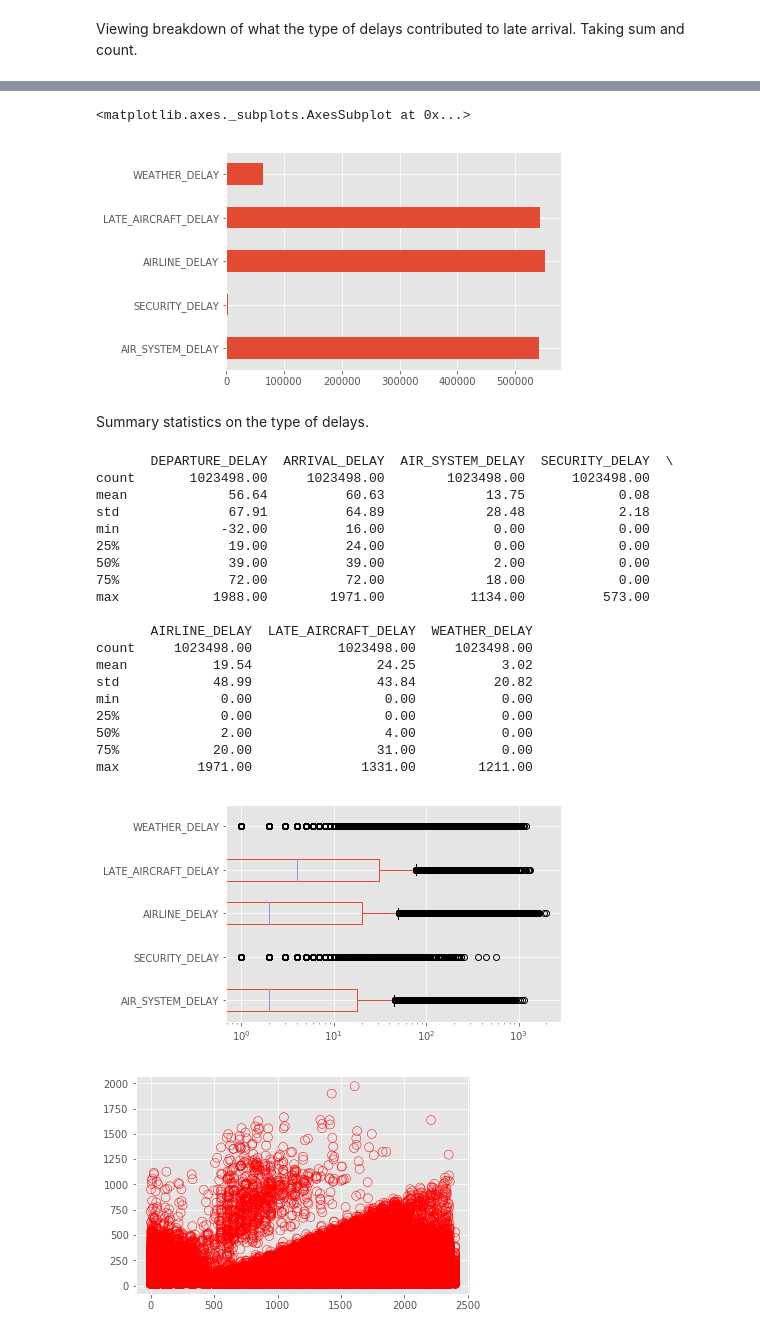
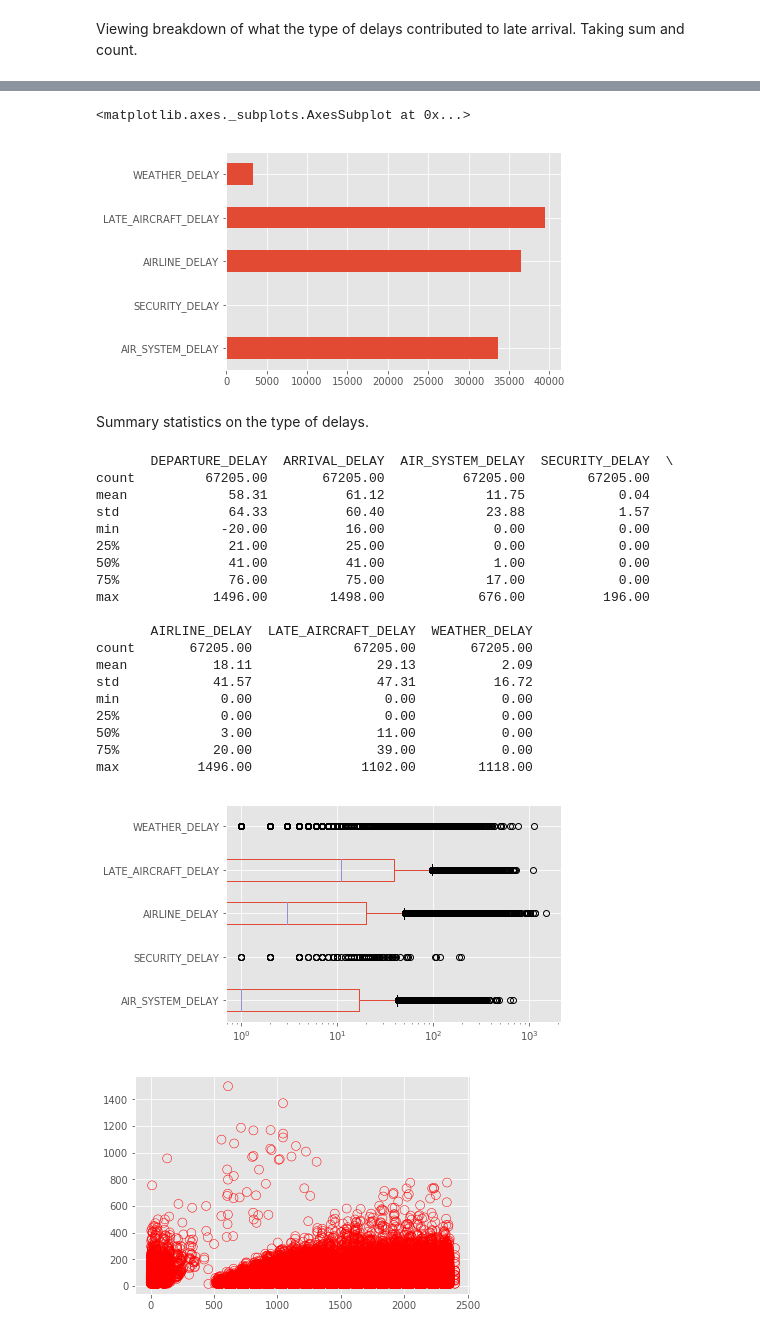
Before and after one commit to JackNelson/MSDS7331_Project1, a Jupyter notebook: Project1.ipynb, the cells around one changed output, grey strips where cells are left out. Saved outputs shown, nothing was run; the diff lists cells and outputs as text; code cells hidden in the pictures.

```diff
--- a/Project1.ipynb
+++ b/Project1.ipynb
@@ -111,6 +111,8 @@ import seaborn as sns
 Read in csv data file.
 # %%
 df = pd.read_csv('data/flights.csv', low_memory=False)
+# %%
+df = pd.read_csv('data/Airline_Dataset_LGA_MDW_SFO.csv', low_memory=False)
 # %% [markdown]
 Validating csv data file read in correctly.
 # %%
@@ -217,46 +210,46 @@ WEATHER_DELAY            63804
 dtype: int64
 # %%
-df_count_delays[['AIR_SYSTEM_DELAY','SECURITY_DELAY','AIRLINE_DELAY',
+df_count[['AIR_SYSTEM_DELAY','SECURITY_DELAY','AIRLINE_DELAY',
     'LATE_AIRCRAFT_DELAY', 'WEATHER_DELAY']].plot(kind='barh')
 # %% [output]
 <matplotlib.axes._subplots.AxesSubplot at 0x...>
-[figure, old version]
+[figure, new version]
 # %% [markdown]
 Summary statistics on the type of delays.
 # %%
 np.set_printoptions(suppress=True)
 pd.options.display.float_format = '{:.2f}'.format
-print(df_delays[['DEPARTURE_DELAY','ARRIVAL_DELAY','AIR_SYSTEM_DELAY','SECURITY_DELAY','AIRLINE_DELAY',
+print(df[['DEPARTURE_DELAY','ARRIVAL_DELAY','AIR_SYSTEM_DELAY','SECURITY_DELAY','AIRLINE_DELAY',
     'LATE_AIRCRAFT_DELAY', 'WEATHER_DELAY']].describe())
 # %% [output]
        DEPARTURE_DELAY  ARRIVAL_DELAY  AIR_SYSTEM_DELAY  SECURITY_DELAY  \
-count       1023498.00     1023498.00        1023498.00      1023498.00
-mean             56.64          60.63             13.75            0.08
-std              67.91          64.89             28.48            2.18
-min             -32.00          16.00              0.00            0.00
-25%              19.00          24.00              0.00            0.00
-50%              39.00          39.00              2.00            0.00
-75%              72.00          72.00             18.00            0.00
-max            1988.00        1971.00           1134.00          573.00
+count         67205.00       67205.00          67205.00        67205.00
+mean             58.31          61.12             11.75            0.04
+std              64.33          60.40             23.88            1.57
+min             -20.00          16.00              0.00            0.00
+25%              21.00          25.00              0.00            0.00
+50%              41.00          41.00              1.00            0.00
+75%              76.00          75.00             17.00            0.00
+max            1496.00        1498.00            676.00          196.00
 
        AIRLINE_DELAY  LATE_AIRCRAFT_DELAY  WEATHER_DELAY
-count     1023498.00           1023498.00     1023498.00
-mean           19.54                24.25           3.02
-std            48.99                43.84          20.82
+count       67205.00             67205.00       67205.00
+mean           18.11                29.13           2.09
+std            41.57                47.31          16.72
 min             0.00                 0.00           0.00
 25%             0.00                 0.00           0.00
-50%             2.00                 4.00           0.00
-75%            20.00                31.00           0.00
-max          1971.00              1331.00        1211.00
+50%             3.00                11.00           0.00
+75%            20.00                39.00           0.00
+max          1496.00              1102.00        1118.00
 # %%
-ax = df_delays[['AIR_SYSTEM_DELAY','SECURITY_DELAY','AIRLINE_DELAY',
+ax = df[['AIR_SYSTEM_DELAY','SECURITY_DELAY','AIRLINE_DELAY',
     'LATE_AIRCRAFT_DELAY', 'WEATHER_DELAY']].boxplot(vert=False)
 ax.set_xscale('log')
 # %% [output]
-[figure, old version]
+[figure, new version]
 # %%
-plt.scatter(df_delays['DEPARTURE_TIME'],df_delays['ARRIVAL_DELAY'], s=80, facecolors='none', edgecolors='r')
+plt.scatter(df['DEPARTURE_TIME'],df['ARRIVAL_DELAY'], s=80, facecolors='none', edgecolors='r')
 plt.show()
 # %% [output]
-[figure, old version]
+[figure, new version]
 # %%
```
Also changed, not shown: parts of 14 cells of this notebook, 1 other file.
